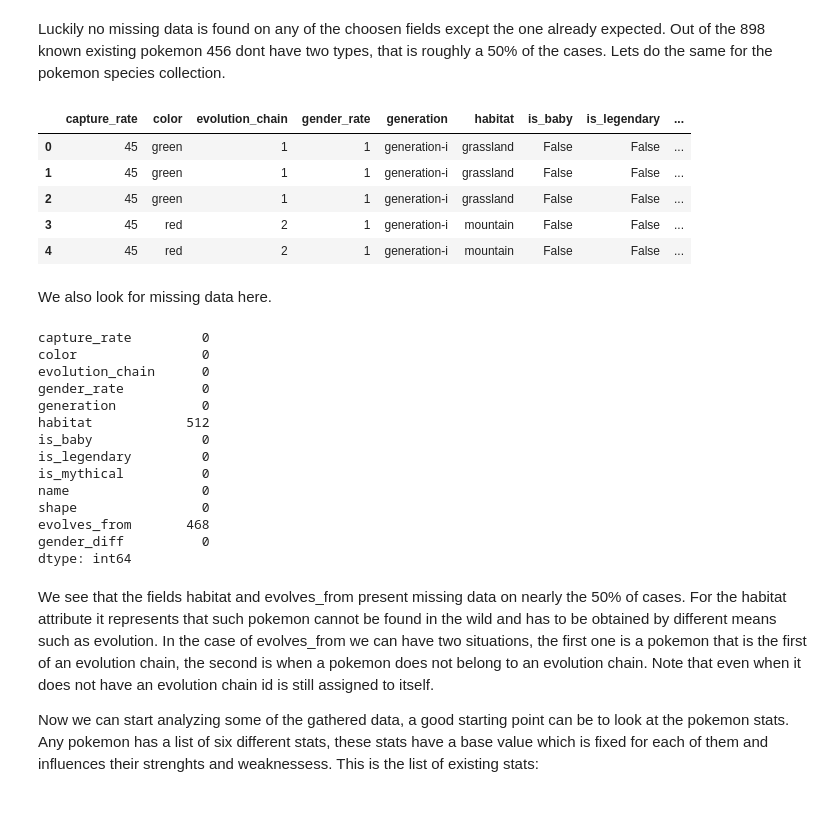
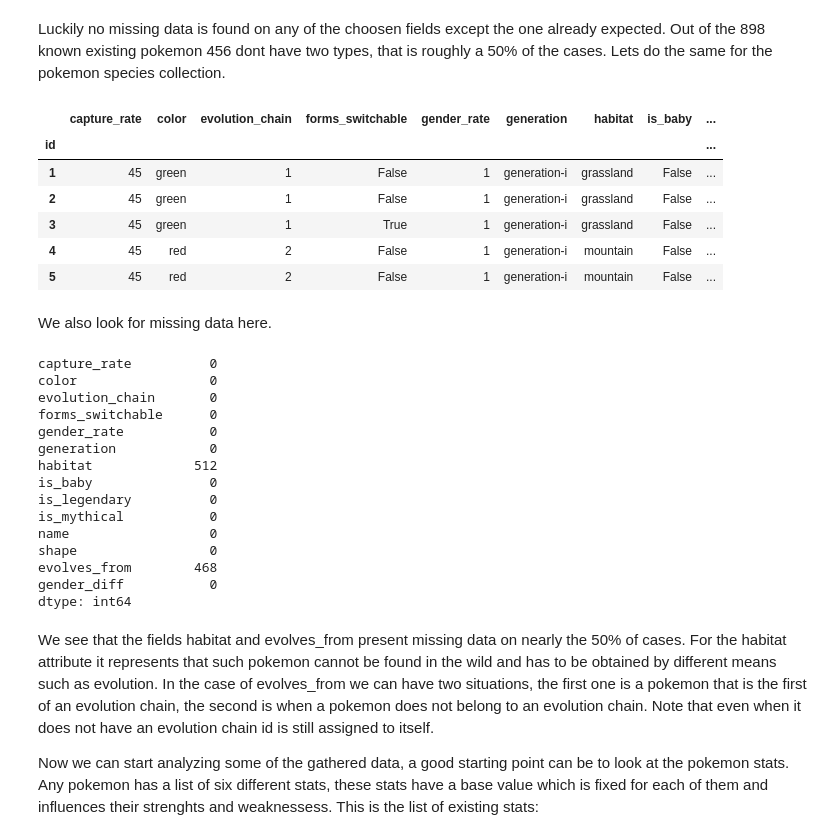
Before and after one commit to Bernatmago/PokeAPI-Analysis, a Jupyter notebook: pokemon_notebook.ipynb, the cells around one changed output. Drawn from its saved outputs; the diff is of its cells as text; code cells hidden in the pictures; blank space fills up the shorter version.

```diff
--- a/pokemon_notebook.ipynb
+++ b/pokemon_notebook.ipynb
@@ -161,50 +164,53 @@ Luckily no missing data is found on any of the choosen fields except the one alr
 # %%
 # Load a projection pokemon-species collection into a dataframe
 species = db['species']
 
 proj = {
+    'id': 1,
     'capture_rate': 1,
     'color': 1,
     'evolution_chain': 1,
-    'formw_switchable': 1,
+    'forms_switchable': 1,
     'gender_rate': 1,
     'generation': 1,
     'habitat': 1,
     'is_baby': 1,
     'is_legendary': 1,
     'is_mythical': 1,
     'name': 1,
     'shape': 1,
     'evolves_from': 1,
     'gender_diff': 1
 }
-df2 = query_df(species, {}, proj)
+df2 = query_df(species, {}, proj).set_index('id')
 df2.head()
 # %% [output]
-|  | capture_rate | color | evolution_chain | gender_rate | generation | habitat | is_baby | is_legendary | ... |
-| 0 | 45 | green | 1 | 1 | generation-i | grassland | False | False | ... |
-| 1 | 45 | green | 1 | 1 | generation-i | grassland | False | False | ... |
-| 2 | 45 | green | 1 | 1 | generation-i | grassland | False | False | ... |
-| 3 | 45 | red | 2 | 1 | generation-i | mountain | False | False | ... |
-| 4 | 45 | red | 2 | 1 | generation-i | mountain | False | False | ... |
+|  | capture_rate | color | evolution_chain | forms_switchable | gender_rate | generation | habitat | is_baby | ... |
+| id |  |  |  |  |  |  |  |  | ... |
+| 1 | 45 | green | 1 | False | 1 | generation-i | grassland | False | ... |
+| 2 | 45 | green | 1 | False | 1 | generation-i | grassland | False | ... |
+| 3 | 45 | green | 1 | True | 1 | generation-i | grassland | False | ... |
+| 4 | 45 | red | 2 | False | 1 | generation-i | mountain | False | ... |
+| 5 | 45 | red | 2 | False | 1 | generation-i | mountain | False | ... |
 # %% [markdown]
 We also look for missing data here.
 # %%
 df2.isnull().sum()
 # %% [output]
-capture_rate         0
-color                0
-evolution_chain      0
-gender_rate          0
-generation           0
-habitat            512
-is_baby              0
-is_legendary         0
-is_mythical          0
-name                 0
-shape                0
-evolves_from       468
-gender_diff          0
+capture_rate          0
+color                 0
+evolution_chain       0
+forms_switchable      0
+gender_rate           0
+generation            0
+habitat             512
+is_baby               0
+is_legendary          0
+is_mythical           0
+name                  0
+shape                 0
+evolves_from        468
+gender_diff           0
 dtype: int64
 # %% [markdown]
 We see that the fields habitat and evolves_from present missing data on nearly the 50% of cases. For the habitat attribute it represents that such pokemon cannot be found in the wild and has to be obtained by different means such as evolution. In the case of evolves_from we can have two situations, the first one is a pokemon that is the first of an evolution chain, the second is when a pokemon does not belong to an evolution chain. Note that even when it does not have an evolution chain id is still assigned to itself.
```
Also changed, not shown: parts of 19 cells of this notebook.
